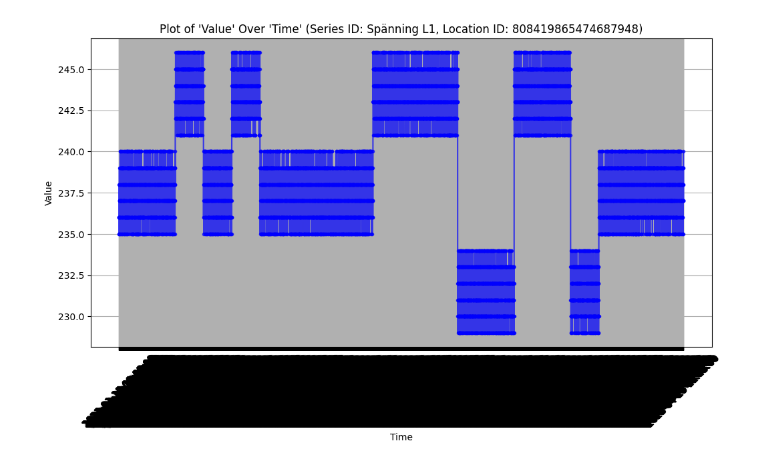
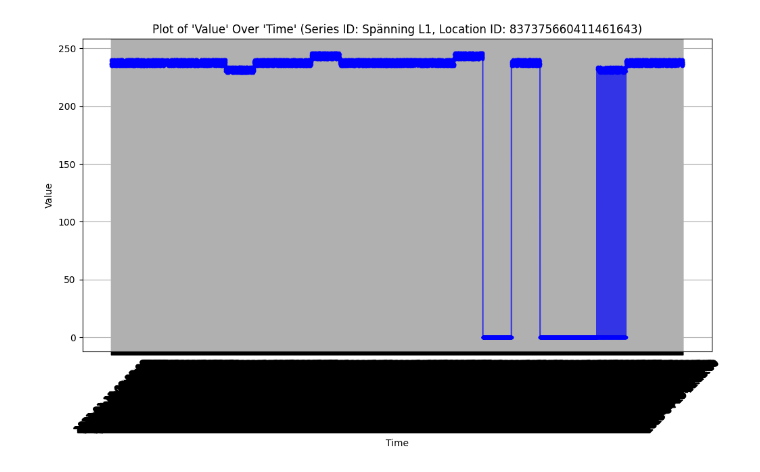
Before and after one commit to vaibhav-talari/thesis-data-analytics, a Jupyter notebook: gen.ipynb, the cells around one changed output. Saved outputs shown, nothing was run; the diff lists cells and outputs as text; code cells hidden in the pictures.

```diff
--- a/gen.ipynb
+++ b/gen.ipynb
@@ -39,19 +60,47 @@ fieldnames = [
 # %%
 # total iteration that will run
 # in total 19 * 10 * total_event (19 series id, 10 meter-location ids)
+# series id can vary based on day or nigh (consumption or production)
 total_event = 10000
 
 # start deviation after 100 iteration
 deviation_start = 1000
+# time each deviation occurs
+voltage_dev = 3
+power_zero_dev = 3
+voltage_alt = 1
 # there will be deviation_time times a deviation will occur
-deviation_time = 10
+deviation_time = power_zero_dev + voltage_dev + voltage_alt
+
 # the deviation duration in iteration
 deviation_duration_count = 500
 # offset so that two deviation iteration are not side by side
 offset = 0
 
+if (deviation_duration_count * deviation_time > total_event) or (
+    deviation_duration_count > total_event
+):
+    raise Exception("cannot have more deviation than total events")
+
+# randomly generate meter id and location id
 is_mid_lid_random = False
+# size of  meter and location ids
 size_mid_lid = 10
+# fault meters
+faulty_meters_count = 4
+
+# output file path
+file_path = "data/generated_event.csv"
+
+if faulty_meters_count > size_mid_lid:
+    raise Exception("cannot have more faulty meters than total meters")
+
+lid_mid = generate_lid_mid(is_mid_lid_random, size_mid_lid)
+fault_meters = sorted(random.sample(lid_mid, faulty_meters_count))
+
+# day start at 9 and end at 17
+day_start = 8
+day_end = 17
 
 possible_values = list(
     range(
@@ -60,7 +109,5 @@ possible_values = list(
         deviation_duration_count + offset,
     )
 )
-print(possible_values)
 # deviation iteration value on when to trigger a deviation
 deviation_points = sorted(random.sample(possible_values, deviation_time))
-print(deviation_points)
@@ -337,3 +408,9 @@ def plot(selected_series_id, selected_location_id):
     plt.xticks(rotation=45)
     plt.grid()
     plt.show()
+# %%
+for loc, met in lid_mid:
+    if not (any(int(x[1]) == int(met) for x in fault_meters)):
+
+        plot(selected_series_id, int(loc))
+        break
@@ -340,7 +419,7 @@ def plot(selected_series_id, selected_location_id):
 # %%
-for loc, met in lid_mid:
+for loc, met in fault_meters:
     plot(selected_series_id, int(loc))
     break
 # %% [output]
-[figure, old version]
+[figure, new version]
 # %%
```
Also changed, not shown: parts of 16 cells of this notebook.
